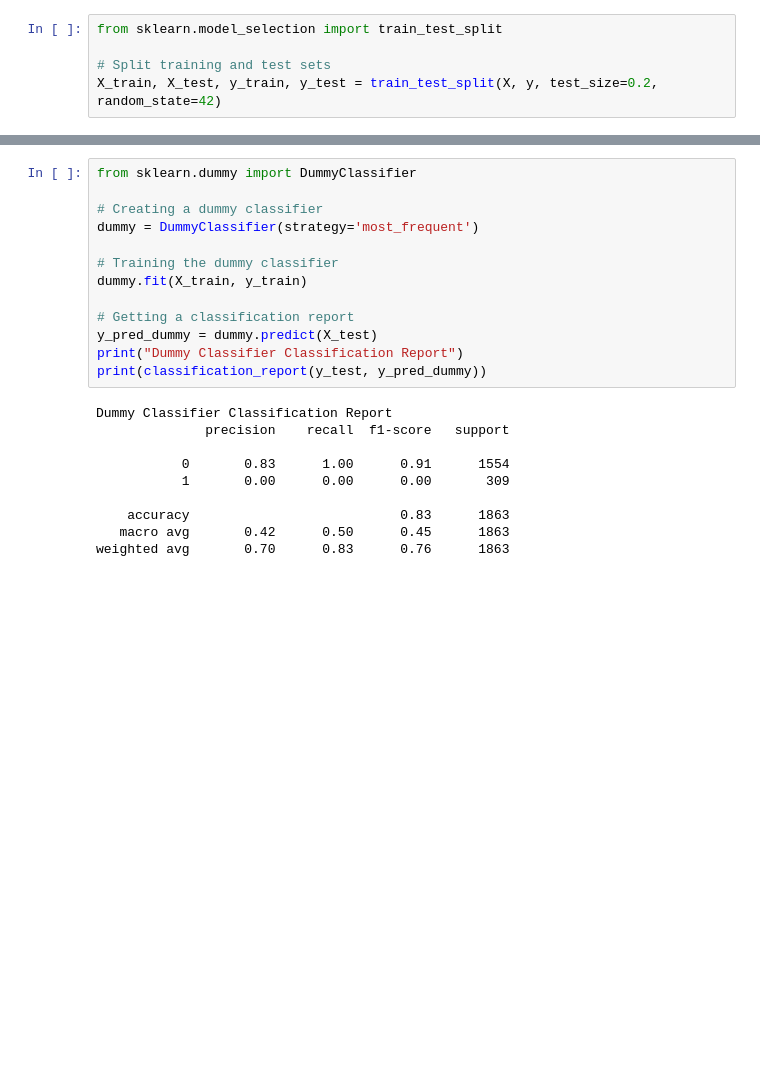
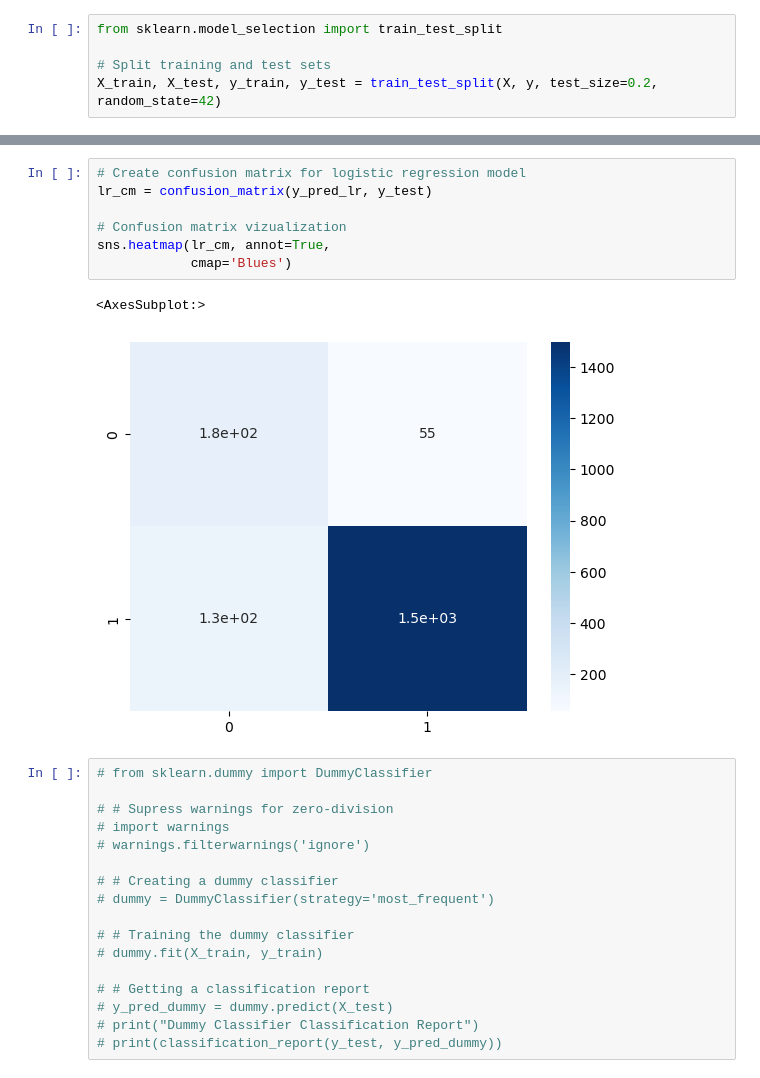
Before and after one commit to hdkronke/cc-customer-attrition-project, a Jupyter notebook: Group_1_Project_4.ipynb, the cells around one changed output, grey strips where cells are left out. Drawn from its saved outputs; the diff is of its cells as text; blank space fills up the shorter version.

```diff
--- a/Group_1_Project_4.ipynb
+++ b/Group_1_Project_4.ipynb
@@ -171,24 +319,28 @@ weighted avg       0.89      0.90      0.89      1863
+# %%
+# Create confusion matrix for logistic regression model
+lr_cm = confusion_matrix(y_pred_lr, y_test)
+
+# Confusion matrix vizualization
+sns.heatmap(lr_cm, annot=True,
+            cmap='Blues')
+# %% [output]
+<AxesSubplot:>
+[figure, added]
 # %%
-from sklearn.dummy import DummyClassifier
+# from sklearn.dummy import DummyClassifier
 
-# Creating a dummy classifier
-dummy = DummyClassifier(strategy='most_frequent')
+# # Supress warnings for zero-division
+# import warnings
+# warnings.filterwarnings('ignore')
 
-# Training the dummy classifier
-dummy.fit(X_train, y_train)
+# # Creating a dummy classifier
+# dummy = DummyClassifier(strategy='most_frequent')
 
-# Getting a classification report
-y_pred_dummy = dummy.predict(X_test)
-print("Dummy Classifier Classification Report")
-print(classification_report(y_test, y_pred_dummy))
+# # Training the dummy classifier
+# dummy.fit(X_train, y_train)
+
+# # Getting a classification report
+# y_pred_dummy = dummy.predict(X_test)
+# print("Dummy Classifier Classification Report")
+# print(classification_report(y_test, y_pred_dummy))
-# %% [output]
-Dummy Classifier Classification Report
-              precision    recall  f1-score   support
-
-           0       0.83      1.00      0.91      1554
-           1       0.00      0.00      0.00       309
-
-    accuracy                           0.83      1863
-   macro avg       0.42      0.50      0.45      1863
-weighted avg       0.70      0.83      0.76      1863
 # %%
```
Also changed, not shown: parts of 39 cells of this notebook.
